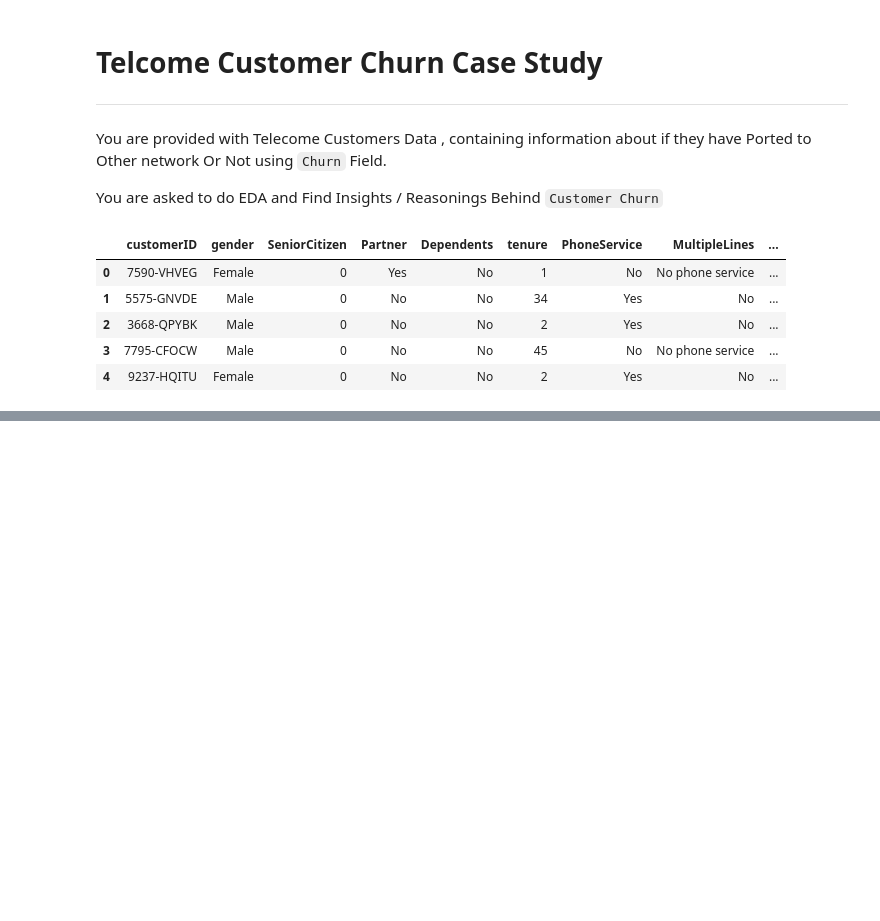
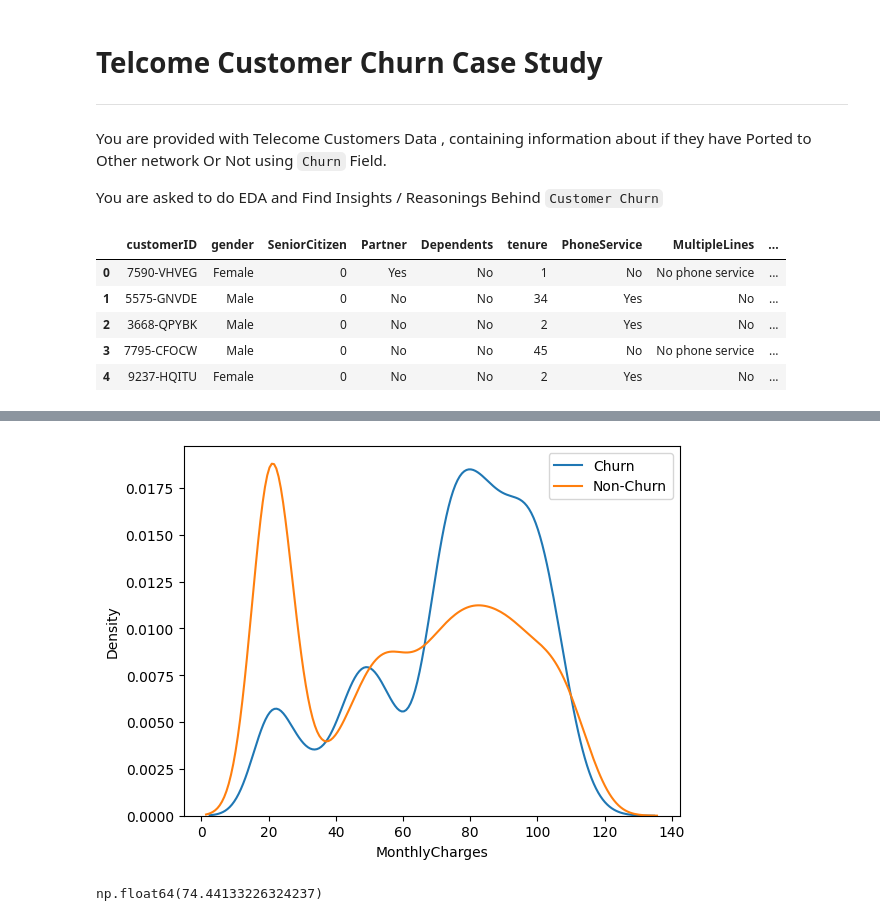
Before and after one commit to Surendranmengineer/suren_test, a Jupyter notebook: Telecom_Customer_Churn_Case_Study_EDA_with_Rajan.ipynb, the cells around one changed output, grey strips where cells are left out. Drawn from its saved outputs; the diff is of its cells as text; code cells hidden in the pictures; blank space fills up the shorter version.

```diff
--- a/Telecom_Customer_Churn_Case_Study_EDA_with_Rajan.ipynb
+++ b/Telecom_Customer_Churn_Case_Study_EDA_with_Rajan.ipynb
@@ -37,0 +192,4 @@ df.head()
+# %%
+df_leavers = df[  df.Churn == 'Yes' ]
+
+df_customers = df [ df.Churn == 'No' ]
@@ -37,0 +225,11 @@ df.head()
+# %%
+sns.distplot( df_leavers['MonthlyCharges'] ,label='Churn',hist=False)
+sns.distplot( df_customers['MonthlyCharges'] ,label='Non-Churn',hist=False)
+plt.legend()
+plt.show()
+# %% [output]
+[figure, added]
+# %%
+df_leavers.MonthlyCharges.mean()
+# %% [output]
+np.float64(74.44133226324237)
```
Also changed, not shown: parts of 26 cells of this notebook.
